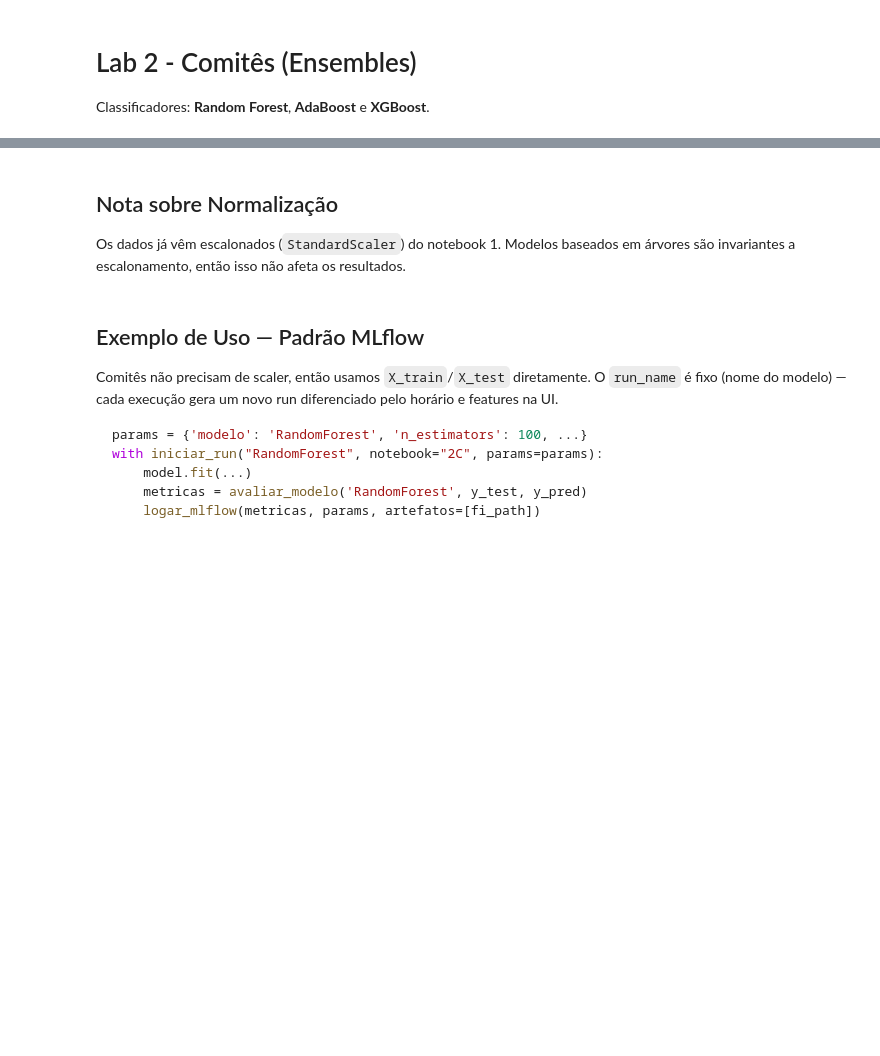
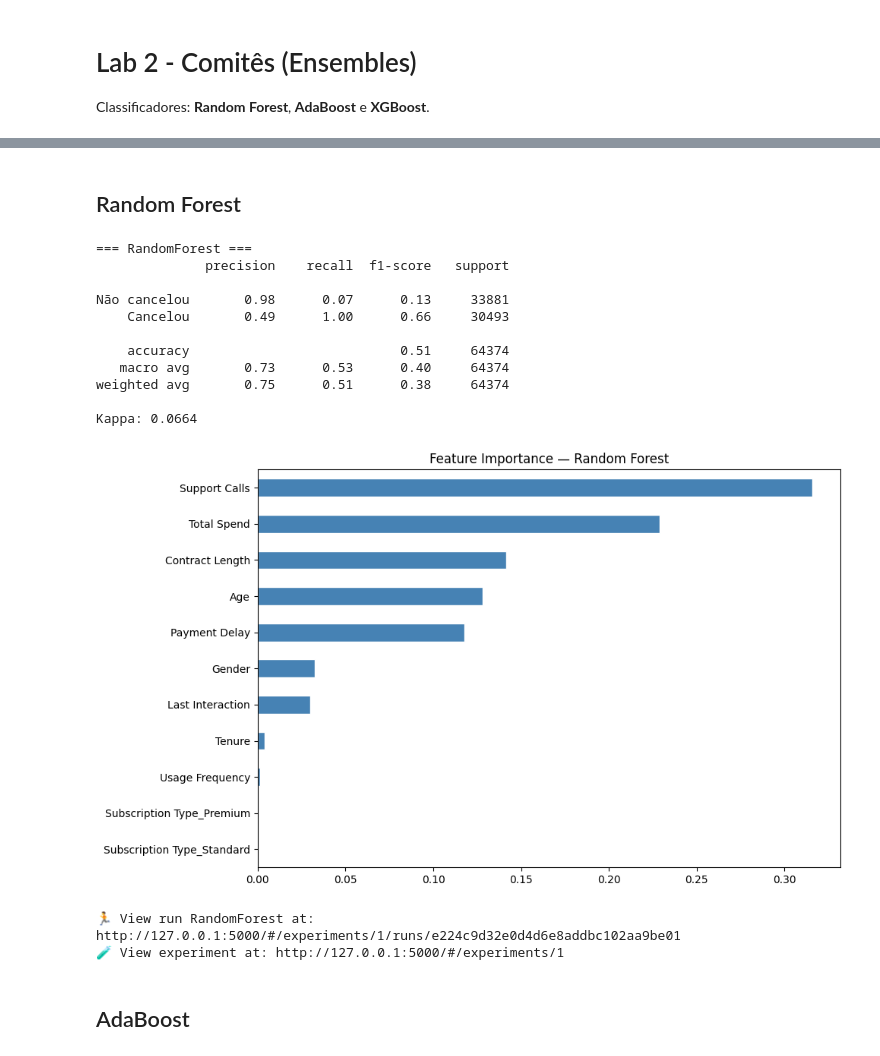
Before and after one commit to joaosaraivarodrigues1/CMC13, a Jupyter notebook: notebooks/2_C_comites.ipynb, the cells around one changed output, grey strips where cells are left out. Saved outputs shown, nothing was run; the diff lists cells and outputs as text; code cells hidden in the pictures; blank space fills up the shorter version.

````diff
--- a/notebooks/2_C_comites.ipynb
+++ b/notebooks/2_C_comites.ipynb
@@ -3,10 +3,9 @@
 
 Classificadores: **Random Forest**, **AdaBoost** e **XGBoost**.
 # %%
+import numpy as np
 import pandas as pd
-import numpy as np
 import matplotlib.pyplot as plt
-import os
-from datetime import datetime
+from lab2_utils import carregar_dados, avaliar_modelo, logar_mlflow, iniciar_run
 
-from lab2_utils import avaliar_modelo, logar_mlflow, iniciar_run
+X_train, y_train, X_test, y_test = carregar_dados()
@@ -15,14 +16,0 @@ from lab2_utils import avaliar_modelo, logar_mlflow, iniciar_run
-# %%
-data_dir = './dados_processados'
-
-X_train = pd.read_parquet(f'{data_dir}/X_train.parquet')
-y_train = pd.read_parquet(f'{data_dir}/y_train.parquet').values.ravel()
-X_test = pd.read_parquet(f'{data_dir}/X_test.parquet')
-y_test = pd.read_parquet(f'{data_dir}/y_test.parquet').values.ravel()
-
-mod_time = datetime.fromtimestamp(os.path.getmtime(f'{data_dir}/X_train.parquet'))
-print(f'Dados carregados (gerados em {mod_time.strftime("%Y-%m-%d %H:%M")})')
-print(f'  X_train: {X_train.shape}  |  X_test: {X_test.shape}')
-print(f'  y_train: {y_train.shape}  |  y_test: {y_test.shape}')
-print(f'  Features: {list(X_train.columns)}')
-print(f'  Churn rate treino: {y_train.mean():.3f}  |  teste: {y_test.mean():.3f}')
@@ -55,55 +17,60 @@ MLflow configurado via lab2_utils.py
-# %% [markdown]
-## Nota sobre Normalização
-
-Os dados já vêm escalonados (`StandardScaler`) do notebook 1. Modelos baseados em árvores são invariantes a escalonamento, então isso não afeta os resultados.
-# %% [markdown]
-## Exemplo de Uso — Padrão MLflow
-
-Comitês não precisam de scaler, então usamos `X_train`/`X_test` diretamente.
-O `run_name` é fixo (nome do modelo) — cada execução gera um novo run diferenciado pelo horário e features na UI.
-
-```python
-params = {'modelo': 'RandomForest', 'n_estimators': 100, ...}
-with iniciar_run("RandomForest", notebook="2C", params=params):
-    model.fit(...)
-    metricas = avaliar_modelo('RandomForest', y_test, y_pred)
-    logar_mlflow(metricas, params, artefatos=[fi_path])
-```
+# %% [markdown]
+## Random Forest
 # %%
-# ─── Random Forest (v4) ─────────────────────────────────────────
+# ─── Random Forest ──────────────────────────────────────────────
+# Melhoria: class_weight='balanced', max_depth=10 para regularizar,
+# n_estimators=200 (suficiente, evita overfitting de floresta muito grande).
 from sklearn.ensemble import RandomForestClassifier
 
-n_est = 300
 params = {
     'modelo': 'RandomForest',
-    'n_estimators': n_est,
-    'max_depth': 30,
-    'min_samples_split': 5,
-    'min_samples_leaf': 2,
+    'n_estimators': 200,
+    'max_depth': 10,
+    'min_samples_split': 20,
+    'min_samples_leaf': 10,
+    'class_weight': 'balanced',
     'scaler': 'nenhum (dados já escalados)',
 }
 
 with iniciar_run("RandomForest", notebook="2C", params=params):
     model = RandomForestClassifier(
-        n_estimators=n_est,
-        max_depth=30,
-        min_samples_split=5,
-        min_samples_leaf=2,
+        n_estimators=200,
+        max_depth=10,
+        min_samples_split=20,
+        min_samples_leaf=10,
+        class_weight='balanced',
         random_state=42,
         n_jobs=-1,
     )
     model.fit(X_train, y_train)
 
     y_pred = model.predict(X_test)
     metricas = avaliar_modelo('RandomForest', y_test, y_pred)
 
     fig, ax = plt.subplots(figsize=(10, 6))
     importances = pd.Series(model.feature_importances_, index=X_train.columns).sort_values()
     importances.plot.barh(ax=ax, color='steelblue', edgecolor='white')
     ax.set_title('Feature Importance — Random Forest')
     plt.tight_layout()
     fi_path = '../relatorio/imagens/2c_com_feature_importance_rf.png'
     plt.savefig(fi_path, dpi=150, bbox_inches='tight')
     plt.show()
 
     logar_mlflow(metricas, params, artefatos=[fi_path])
+# %% [output]
+=== RandomForest ===
+              precision    recall  f1-score   support
+
+Não cancelou       0.98      0.07      0.13     33881
+    Cancelou       0.49      1.00      0.66     30493
+
+    accuracy                           0.51     64374
+   macro avg       0.73      0.53      0.40     64374
+weighted avg       0.75      0.51      0.38     64374
+
+Kappa: 0.0664
+[figure, added]
+🏃 View run RandomForest at: http://127.0.0.1:5000/#/experiments/1/runs/e224c9d32e0d4d6e8addbc102aa9be01
+🧪 View experiment at: http://127.0.0.1:5000/#/experiments/1
+# %% [markdown]
+## AdaBoost
````
Also changed, not shown: parts of 8 cells of this notebook, 7 other files.
